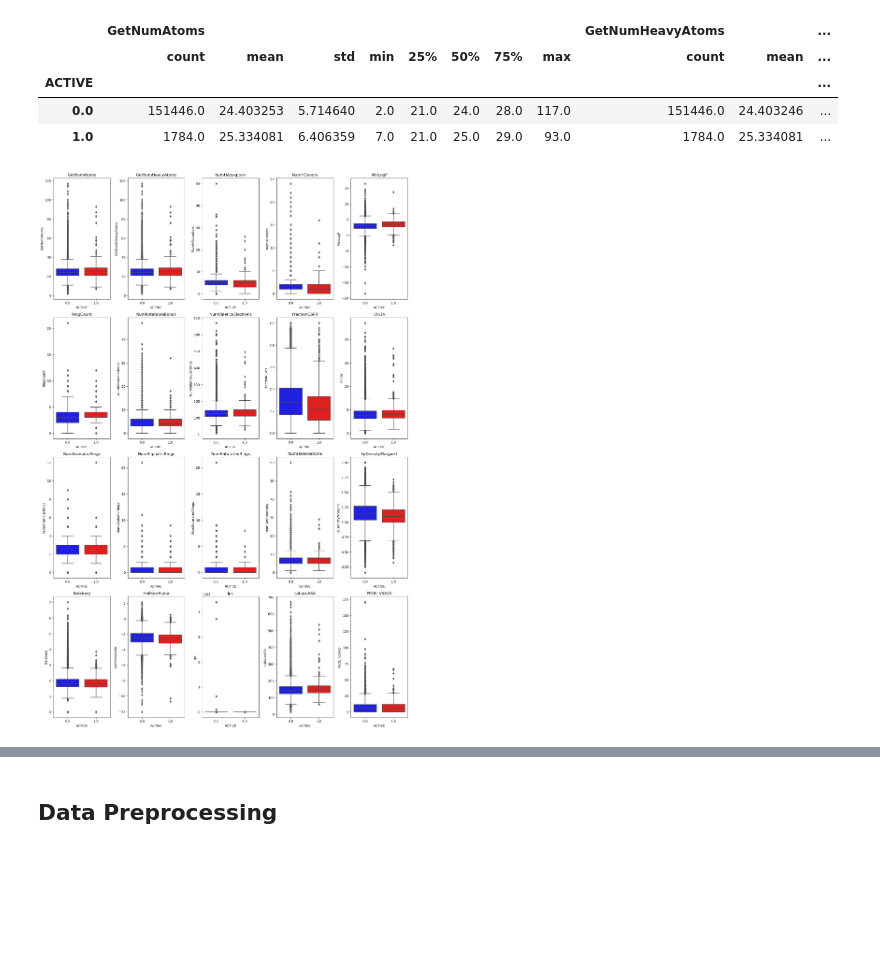
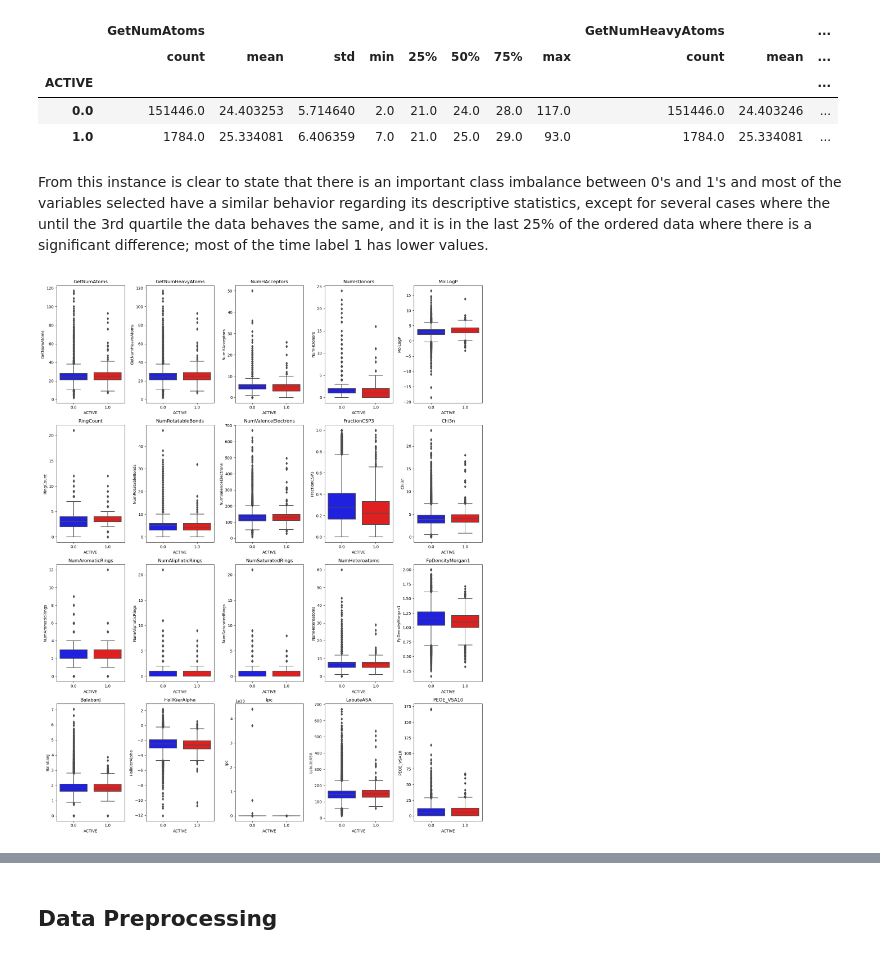
Before and after one commit to Christian-Duran-Garcia/ID2214-G13, a Jupyter notebook: Project/Assignment 4a.ipynb, the cells around one changed output, grey strips where cells are left out. Drawn from its saved outputs; the diff is of its cells as text; code cells hidden in the pictures; blank space fills up the shorter version.

```diff
--- a/Project/Assignment 4a.ipynb
+++ b/Project/Assignment 4a.ipynb
@@ -119,6 +117,8 @@ def get_SMILES_features(df, dataset):
 train_df = pd.read_csv('training_features_smiles.csv').drop('Unnamed: 0', axis=1)
 test_df = pd.read_csv('testing_features_smiles.csv').drop('Unnamed: 0', axis=1)
 
+train_df['ACTIVE'] = train_df['ACTIVE'].astype('category')
+
 display(train_df.head())
 display(test_df.head())
 # %% [output]
@@ -134,3 +134,19 @@ display(test_df.head())
 | 2 | 153233 | Cc1cc2nc(Cl)c(Cl)nc2cc1C | 14 | 14 | 2 | 0 | 3.55344 | 2 | ... |
 | 3 | 153234 | O=C1NC(=S)N/C1=C/c1cc([N+](=O)[O-... | 23 | 23 | 6 | 2 | 0.77660 | 3 | ... |
 | 4 | 153235 | Cc1c(C(=O)OCC(=O)C(C#N)=C2Nc3cccc... | 28 | 28 | 7 | 2 | 3.73990 | 4 | ... |
+# %%
+# Add substructures to the dataset
+def get_fps(smiles):
+    mol = Chem.MolFromSmiles(smiles)
+    fp = np.array(AllChem.GetMorganFingerprintAsBitVect(mol, 2, nBits=1024))
+    return fp
+
+# Apply the function
+train_df['MorganFingerprint'] = train_df['SMILES'].apply(get_fps)
+test_df['MorganFingerprint'] = test_df['SMILES'].apply(get_fps)
+
+# Rearrange the column order
+train_df = train_df[train_df.columns.tolist()[:-2] + ['MorganFingerprint', 'ACTIVE']]
+
+display(train_df.head())
+display(test_df.head())
@@ -145,17 +190,22 @@ train_df.drop('INDEX', axis=1).groupby('ACTIVE').describe()
 | ACTIVE |  |  |  |  |  |  |  |  |  |  | ... |
 | 0.0 | 151446.0 | 24.403253 | 5.714640 | 2.0 | 21.0 | 24.0 | 28.0 | 117.0 | 151446.0 | 24.403246 | ... |
 | 1.0 | 1784.0 | 25.334081 | 6.406359 | 7.0 | 21.0 | 25.0 | 29.0 | 93.0 | 1784.0 | 25.334081 | ... |
+# %% [markdown]
+From this instance is clear to state that there is an important class imbalance between 0's and 1's and most of the variables selected have a similar behavior regarding its descriptive statistics, except for several cases where the until the 3rd quartile the data behaves the same, and it is in the last 25% of the ordered data where there is a significant difference; most of the time label 1 has lower values.
 # %%
-# Plotting kde plots
-fig, ax = plt.subplots(4, 5, figsize=(16, 6*4))
+# Create subplots
+fig, ax = plt.subplots(4, 5, figsize=(16,4*5))
 
-cols = np.array(train_df.columns[2:-1]).reshape((4,5))
+# Select column to plot
+cols = train_df.columns[2:-1].to_numpy().reshape((4,5))
 
+# Create for loop
 for i in range(4):
     for j in range(5):
-        sns.boxplot(x='ACTIVE', y=cols[i,j], data=train_df, palette={0.0:'blue', 1.0:'red'}, ax=ax[i,j])
+        sns.boxplot(x='ACTIVE', y=cols[i,j], data=train_df, palette={0:'blue', 1:'red'}, ax=ax[i,j])
         ax[i,j].set_title(cols[i,j])
 
 plt.tight_layout()
+plt.show()
 # %% [output]
-[figure, old version]
+[figure, new version]
```
Also changed, not shown: parts of 9 cells of this notebook.
